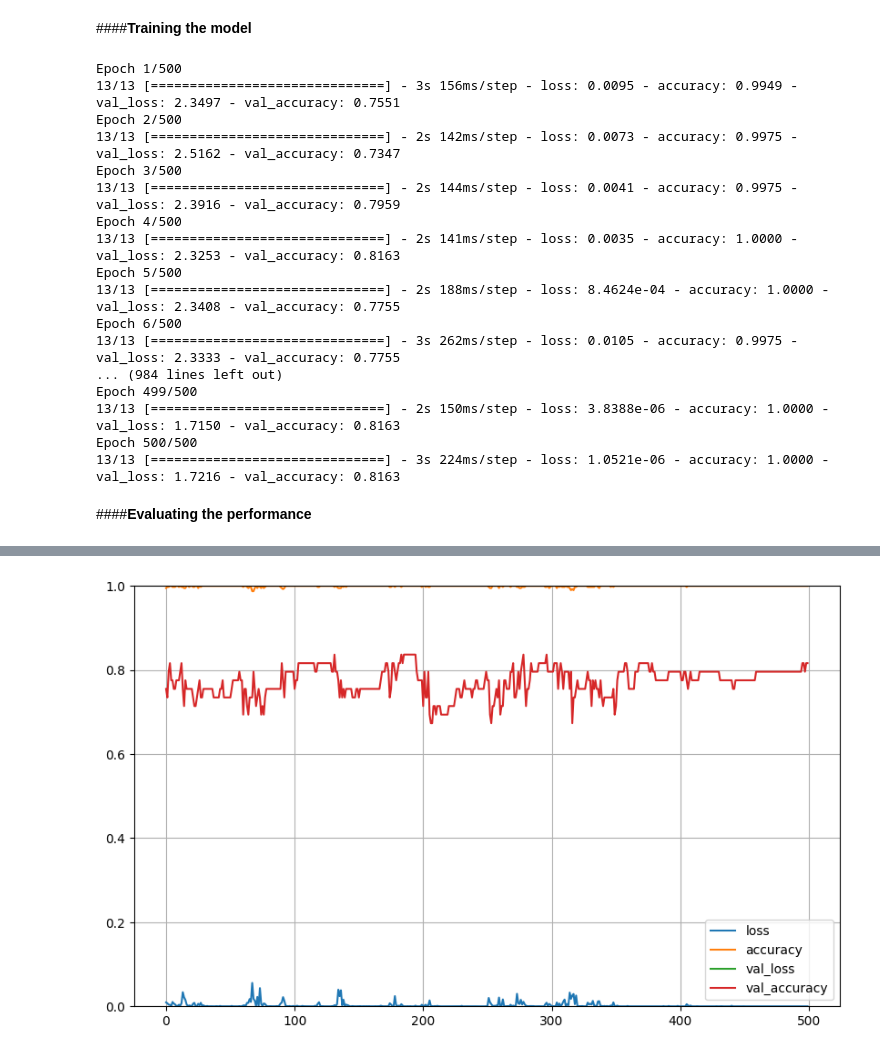
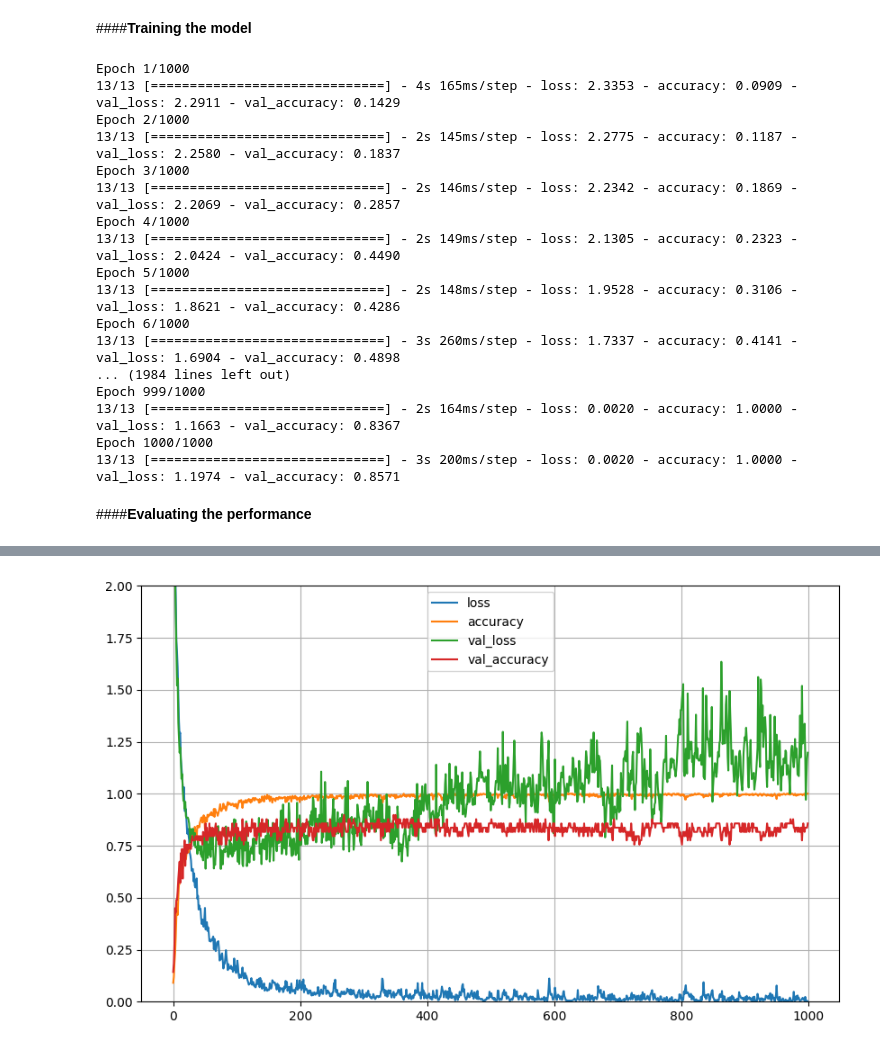
Before and after one commit to Jehmary/Machine-Learning-Basics, a Jupyter notebook: PCT04.ipynb, the cells around one changed output, grey strips where cells are left out. Saved outputs shown, nothing was run; the diff lists cells and outputs as text; code cells hidden in the pictures.

```diff
--- a/PCT04.ipynb
+++ b/PCT04.ipynb
@@ -197,11 +197,13 @@ print(X_val.shape)
 model = tf.keras.models.Sequential([
     tf.keras.layers.Conv2D(128, (3,3), activation='relu', input_shape=(28,28,3)),
     tf.keras.layers.MaxPooling2D(2,2),
+    tf.keras.layers.Dropout(0.5),
     tf.keras.layers.Conv2D(128, (3,3), activation='relu'),
     tf.keras.layers.MaxPooling2D(2,2),
+    tf.keras.layers.Dropout(0.5),
     tf.keras.layers.Flatten(),
     tf.keras.layers.Dropout(0.5),
-    tf.keras.layers.Dense(495, activation='relu'),
+    tf.keras.layers.Dense(100, activation='relu'),
     tf.keras.layers.Dense(10, activation='softmax')
 ])
 
@@ -229,32 +231,32 @@ _________________________________________________________________
 # %% [markdown]
 Using Adam as optimization function wiht a learning rate of 0.001.
 # %%
-opt = keras.optimizers.Adam(learning_rate=0.0005)
+opt = keras.optimizers.Adam(learning_rate=0.0006)
 model.compile(optimizer = opt,
               loss = tf.keras.losses.SparseCategoricalCrossentropy(),
               metrics=['accuracy'])
 # %% [markdown]
 ####**Training the model**
 # %%
-history = model.fit(X_train, y_train, epochs=500, validation_data=(X_val, y_val), verbose=1)
+history = model.fit(X_train, y_train, epochs=1000, validation_data=(X_val, y_val), verbose=1)
 # %% [output]
-Epoch 1/500
-13/13 [==============================] - 3s 156ms/step - loss: 0.0095 - accuracy: 0.9949 - val_loss: 2.3497 - val_accuracy: 0.7551
-Epoch 2/500
-13/13 [==============================] - 2s 142ms/step - loss: 0.0073 - accuracy: 0.9975 - val_loss: 2.5162 - val_accuracy: 0.7347
-Epoch 3/500
-13/13 [==============================] - 2s 144ms/step - loss: 0.0041 - accuracy: 0.9975 - val_loss: 2.3916 - val_accuracy: 0.7959
-Epoch 4/500
-13/13 [==============================] - 2s 141ms/step - loss: 0.0035 - accuracy: 1.0000 - val_loss: 2.3253 - val_accuracy: 0.8163
-Epoch 5/500
-13/13 [==============================] - 2s 188ms/step - loss: 8.4624e-04 - accuracy: 1.0000 - val_loss: 2.3408 - val_accuracy: 0.7755
-Epoch 6/500
-13/13 [==============================] - 3s 262ms/step - loss: 0.0105 - accuracy: 0.9975 - val_loss: 2.3333 - val_accuracy: 0.7755
-... (984 lines left out)
-Epoch 499/500
-13/13 [==============================] - 2s 150ms/step - loss: 3.8388e-06 - accuracy: 1.0000 - val_loss: 1.7150 - val_accuracy: 0.8163
-Epoch 500/500
-13/13 [==============================] - 3s 224ms/step - loss: 1.0521e-06 - accuracy: 1.0000 - val_loss: 1.7216 - val_accuracy: 0.8163
+Epoch 1/1000
+13/13 [==============================] - 4s 165ms/step - loss: 2.3353 - accuracy: 0.0909 - val_loss: 2.2911 - val_accuracy: 0.1429
+Epoch 2/1000
+13/13 [==============================] - 2s 145ms/step - loss: 2.2775 - accuracy: 0.1187 - val_loss: 2.2580 - val_accuracy: 0.1837
+Epoch 3/1000
+13/13 [==============================] - 2s 146ms/step - loss: 2.2342 - accuracy: 0.1869 - val_loss: 2.2069 - val_accuracy: 0.2857
+Epoch 4/1000
+13/13 [==============================] - 2s 149ms/step - loss: 2.1305 - accuracy: 0.2323 - val_loss: 2.0424 - val_accuracy: 0.4490
+Epoch 5/1000
+13/13 [==============================] - 2s 148ms/step - loss: 1.9528 - accuracy: 0.3106 - val_loss: 1.8621 - val_accuracy: 0.4286
+Epoch 6/1000
+13/13 [==============================] - 3s 260ms/step - loss: 1.7337 - accuracy: 0.4141 - val_loss: 1.6904 - val_accuracy: 0.4898
+... (1984 lines left out)
+Epoch 999/1000
+13/13 [==============================] - 2s 164ms/step - loss: 0.0020 - accuracy: 1.0000 - val_loss: 1.1663 - val_accuracy: 0.8367
+Epoch 1000/1000
+13/13 [==============================] - 3s 200ms/step - loss: 0.0020 - accuracy: 1.0000 - val_loss: 1.1974 - val_accuracy: 0.8571
 # %% [markdown]
 ####**Evaluating the performance**
 # %%
@@ -262,6 +264,6 @@ model.evaluate(X_test, y_test)
 
 pd.DataFrame(history.history).plot(figsize=(10,6))
 plt.grid(True)
-plt.gca().set_ylim(0,1)
+plt.gca().set_ylim(0,2)
 plt.show()
 # %% [output]
@@ -269,4 +271,4 @@ plt.show()
-[figure, old version]
+[figure, new version]
 # %%
 prediction = model.predict(X_test)
 predicted_labels = [np.argmax(i) for i in prediction]
```
Also changed, not shown: parts of 4 cells of this notebook.
